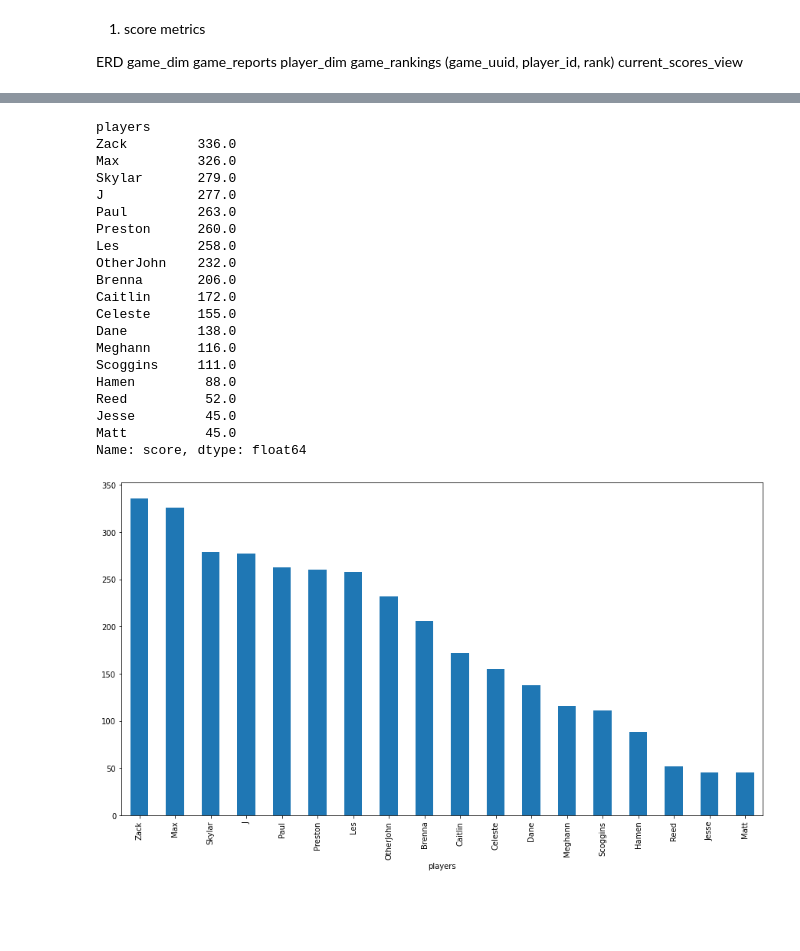
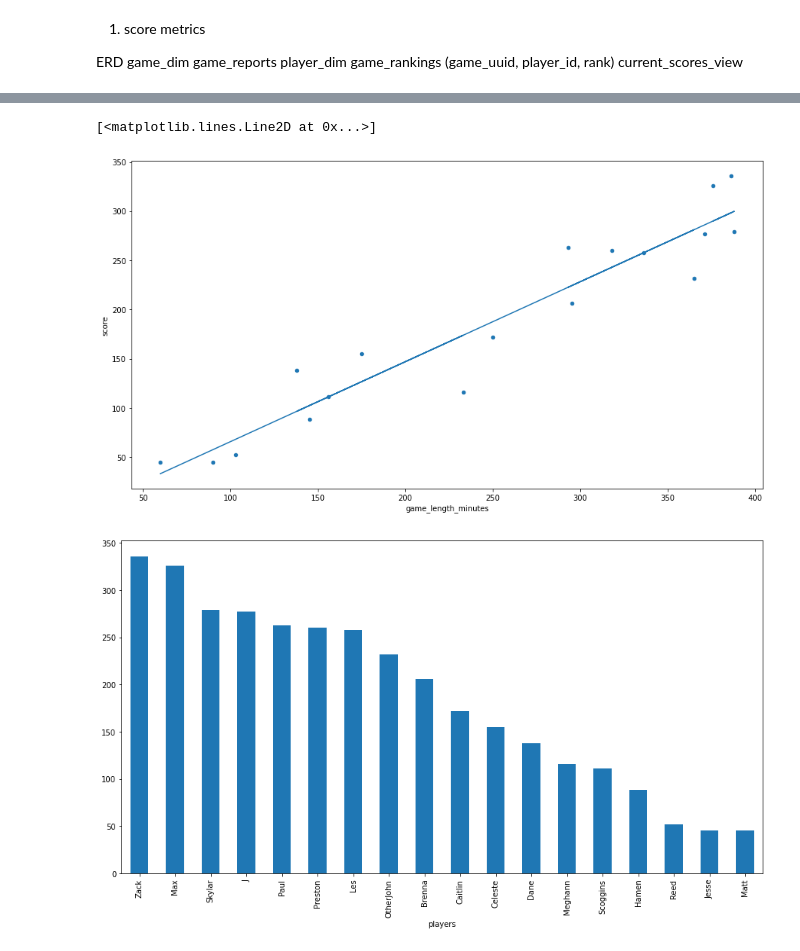
Before and after one commit to skylarenglish/boardgame-monitor, a Jupyter notebook: explore.ipynb, the cells around one changed output, grey strips where cells are left out. Drawn from its saved outputs; the diff is of its cells as text; code cells hidden in the pictures; blank space fills up the shorter version.

```diff
--- a/explore.ipynb
+++ b/explore.ipynb
@@ -79,26 +100,9 @@ player_games_df
-# %%
-player_games_df.groupby('players')['score'].sum().sort_values(ascending=False)
-# %% [output]
-players
-Zack         336.0
-Max          326.0
-Skylar       279.0
-J            277.0
-Paul         263.0
-Preston      260.0
-Les          258.0
-OtherJohn    232.0
-Brenna       206.0
-Caitlin      172.0
-Celeste      155.0
-Dane         138.0
-Meghann      116.0
-Scoggins     111.0
-Hamen         88.0
-Reed          52.0
-Jesse         45.0
-Matt          45.0
-Name: score, dtype: float64
+# %%
+ax = player_games_df.groupby('players')['game_length_minutes','score'].sum().sort_values(by='score', ascending=False).plot(kind='scatter',x='game_length_minutes', y='score', figsize=(15, 8))
+ax.plot(x,model.predict(x.reshape(-1,1)))
+# %% [output]
+[<matplotlib.lines.Line2D at 0x...>]
+[figure, added]
 # %%
 ranking = player_games_df.groupby('players')['score'].sum().sort_values(ascending=False).plot(kind='bar', figsize=(15, 8))
 # %% [output]
```
Also changed, not shown: parts of 11 cells of this notebook, 1 other file.
